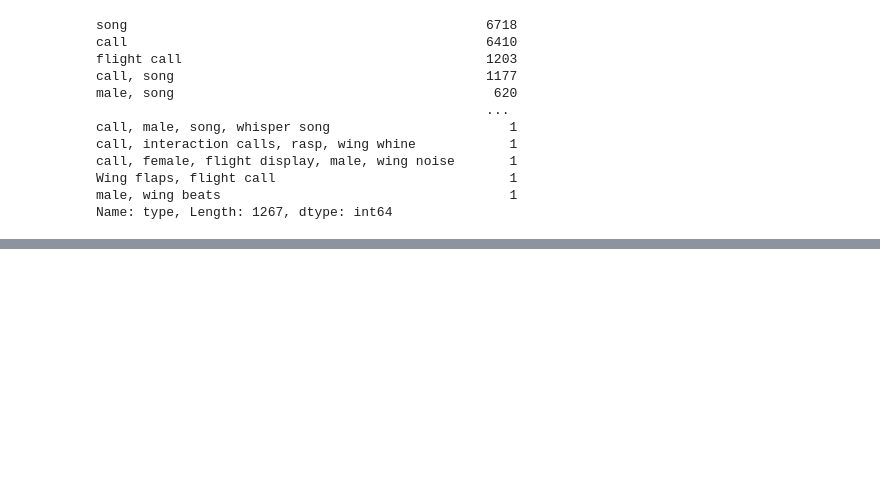
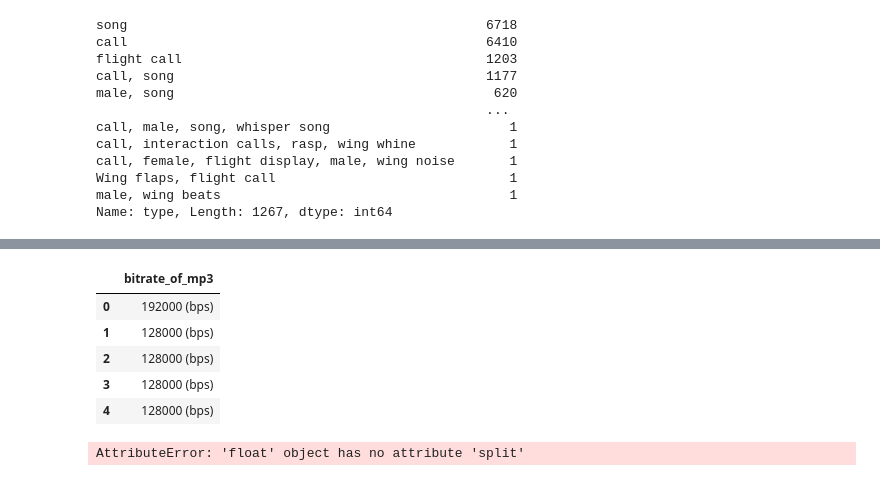
Before and after one commit to fkubota/kaggle-Cornell-Birdcall-Identification, a Jupyter notebook: nb/001_eda.ipynb, the cells around one changed output, grey strips where cells are left out. Drawn from its saved outputs; the diff is of its cells as text; code cells hidden in the pictures; blank space fills up the shorter version.

```diff
--- a/nb/001_eda.ipynb
+++ b/nb/001_eda.ipynb
@@ -460,0 +589,16 @@ df_train.columns.values.tolist()
+# %%
+df_train[['bitrate_of_mp3']].head()
+# %% [output]
+|  | bitrate_of_mp3 |
+| 0 | 192000 (bps) |
+| 1 | 128000 (bps) |
+| 2 | 128000 (bps) |
+| 3 | 128000 (bps) |
+| 4 | 128000 (bps) |
+# %%
+bitrate_list = []
+for i in range(len(df_train)):
+    val = int(df_train['bitrate_of_mp3'].values[i].split(' (bps)')[0])
+    bitrate_list.append(val)
+# %% [output]
+AttributeError: 'float' object has no attribute 'split'
```
Also changed, not shown: parts of 33 cells of this notebook, 1 other file.
